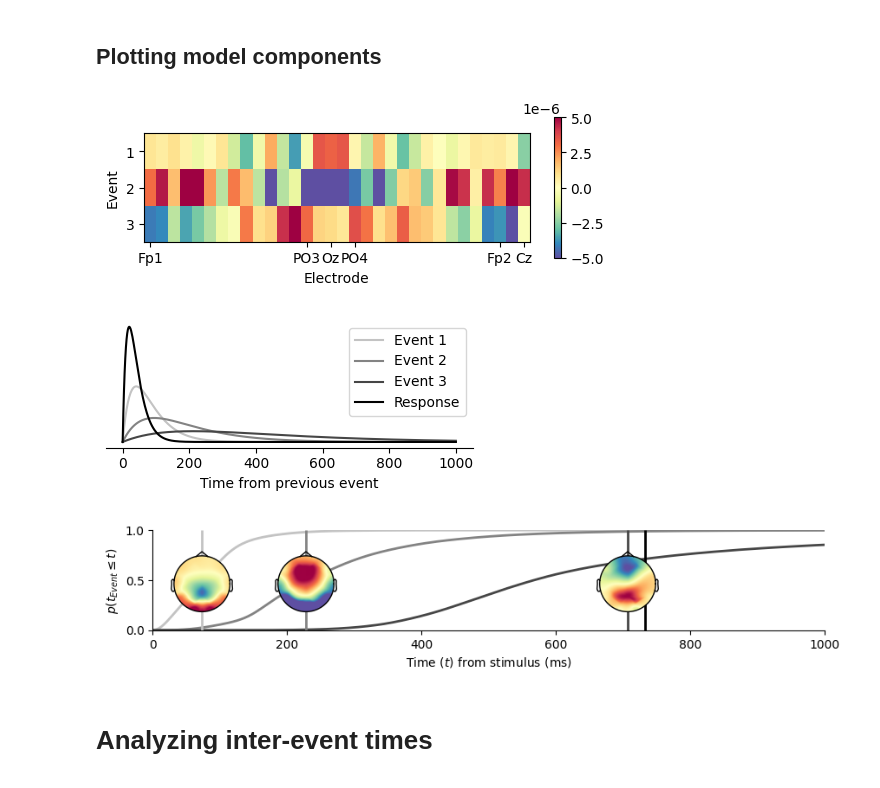
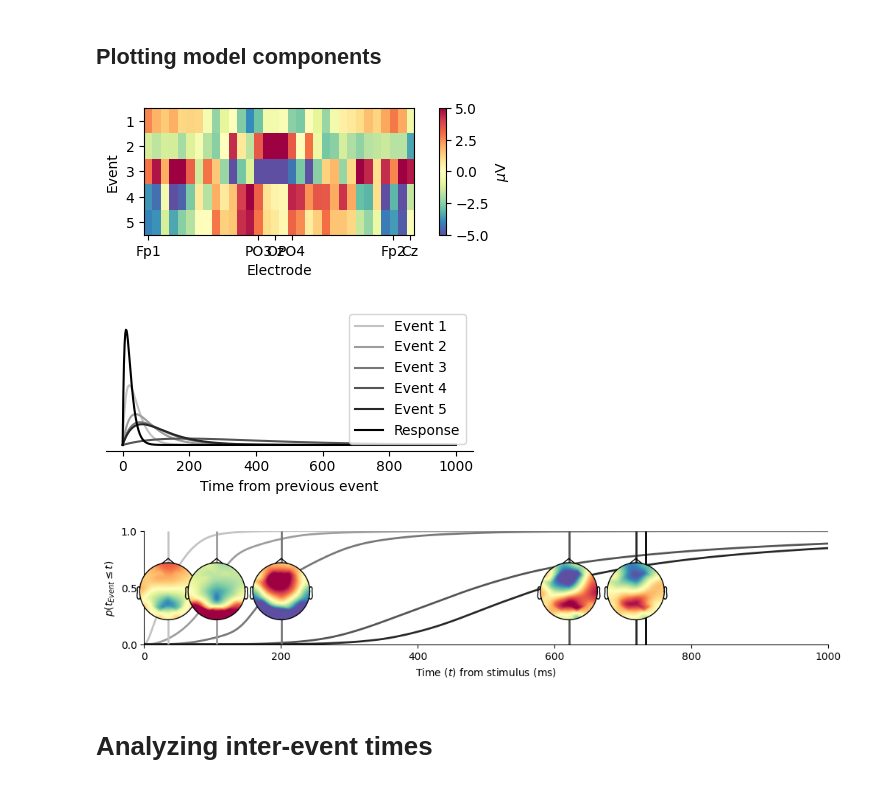
Before and after one commit to GWeindel/decision-times, a Jupyter notebook: 1-HMP_analyses.ipynb, the cells around one changed output. Drawn from its saved outputs; the diff is of its cells as text; code cells hidden in the pictures.

```diff
--- a/1-HMP_analyses.ipynb
+++ b/1-HMP_analyses.ipynb
@@ -1,5 +1,6 @@
 # %%
 import os
+import pickle
 import numpy as np
 import matplotlib.pyplot as plt
 import xarray as xr
@@ -22,11 +23,11 @@ info = read_info(subj_files[0], verbose=True)
 sfreq = info['sfreq'] #at what sampling rate we want the data, replace with 100Hz for speed/RAM
 tstep = (1000/sfreq) #Time step for plotting
 
-epoch_data = hmp.io.read_mne_data(subj_files, epoched=True, sfreq=sfreq,
+epoch_data = hmp.io.read_mne_data(subj_files, sfreq=sfreq, data_format='epochs',
                                      lower_limit_rt=.1,
                                      offset_after_resp=.01,#add 10ms, avoid edge effects
                                      reject_threshold=1e-4,
                                      verbose=True,
-                                     subj_idx=subj_names)
+                                     subj_name=subj_names)
 epoch_data
 # %% [output]
@@ -200,0 +184,10 @@ Estimating 3 events model
+# %%
+# Transforming data to PC space
+hmp_data = hmp.preprocessing.Standard(epoch_data, n_comp=15, apply_zscore='participant', copy=True)
+# Using a 25ms halfsine
+event_properties = hmp.patterns.HalfSine.create_expected(sfreq=epoch_data.sfreq, width=25)
+# Perfroming crosscorrealtion of PC space data and template
+trial_data = hmp.trialdata.TrialData.from_preprocessed(preprocessed=hmp_data, pattern=event_properties.template)
+# Use a cumulative fit to infer the number of events
+model = hmp.models.CumulativeMethod(event_properties)
+model.fit(trial_data)
@@ -201,38 +203,46 @@ Estimating 3 events model
 # %%
-# # load to avoid long-ish estimation
-# model = hmp.io.load_model('estimation_files/model.pkl')
+# Use fitted model parameters to transform the data in event probability space
+_, estimates = model.final_model.transform(trial_data)
 
-# Use fitted model parameters to transform the data in event probability space
-_, estimates = model.fitted_model.transform(trial_data)
-hmp.io.save_model(estimates, 'estimation_files/estimates.pkl')
+# Save
+with open("estimation_files/model.pkl", 'wb') as output:
+    pickle.dump(model, output)
+with open("estimation_files/estimates.pkl", 'wb') as output:
+    pickle.dump(estimates, output)
+# %%
+#Collecting previous estimation
+with open("estimation_files/estimates.pkl", 'rb') as input_file:
+    estimates = pickle.load(input_file)
+with open("estimation_files/model.pkl", 'rb') as input_file:
+    model = pickle.load(input_file)
 # %% [markdown]
 ## Plotting model components
 # %%
 fig, ax = plt.subplots(figsize=(5.5,2))
 weights = hmp.utils.event_channels(epoch_data, estimates, mean=True)
-plt.imshow(weights[:,0,:].T, cmap='Spectral_r', aspect=3, vmin=-5e-6, vmax=5e-6, interpolation="none",)
-plt.colorbar()
+plt.imshow(weights[:,0,:].T*1e6, cmap='Spectral_r', aspect=3, vmin=-5, vmax=5, interpolation="none",)
+plt.colorbar(label=r'$\mu$V')
 plt.ylabel('Event')
 plt.xlabel('Electrode')
 sel_elec = np.isin(weights.channel,['Fp1','Fp2','PO3','PO4','Cz', 'Oz'])
-plt.yticks(range(3), [1,2,3])
+plt.yticks(range(5), [1,2,3,4,5])
 plt.xticks(np.arange(len(weights.channel))[sel_elec], weights.channel.values[sel_elec])
 plt.tight_layout()
 plt.savefig("plots/elec_contribution.png", transparent=True, dpi=300)
 # %% [output]
-[figure, old version]
+[figure, new version]
 # %%
 fig, ax = plt.subplots(1,1, figsize=(4,2))
-stages = np.linspace(0.35,1, model.fitted_model.n_events+1)
+stages = np.linspace(0.35,1, model.final_model.n_events+1)
 
 stage_grey = {x: plt.cm.Greys(x) for x in stages}
 stages = np.linspace(0.25,1,len(estimates.event))
 
 x = np.linspace (0, sfreq, int(sfreq))
-for i,dist in enumerate(model.fitted_model.time_pars[0][:-1]):
+for i,dist in enumerate(model.final_model.time_pars[0][:-1]):
     dens = gamma.pdf(x, a=dist[0], scale=dist[1])
     ax.plot(x*tstep, dens, label=f'Event {i+1}', color=stage_grey[list(stage_grey.keys())[i]])
-dist = model.fitted_model.time_pars[0][-1]
+dist = model.final_model.time_pars[0][-1]
 dens = gamma.pdf(x, a=dist[0], scale=dist[1])
 ax.plot(x*tstep, dens, label=f'Response', color=stage_grey[list(stage_grey.keys())[i+1]])
 ax.set_xlabel('Time from previous event')
@@ -242,13 +252,13 @@ plt.legend()
 plt.tight_layout()
 plt.savefig("plots/interval_dist.png", transparent=True, dpi=300)
 # %% [output]
-[figure, old version]
+[figure, new version]
 # %%
 avg_times = hmp.utils.event_times(estimates, mean=True, add_rt=True, as_time=True)
-stages = np.linspace(0.35,1,len( model.fitted_model.time_pars[0]))
+stages = np.linspace(0.35,1,len( model.final_model.time_pars[0]))
 stage_col = [plt.cm.Greys(x) for x in stages]
 
-fig, ax = plt.subplots(1,figsize=(10,1.5), sharex=True)
+fig, ax = plt.subplots(1,figsize=(12,2), sharex=True)
 
 _ = hmp.visu.plot_topo_timecourse(epoch_data, estimates, info, as_time=True, ax=ax, event_lines=None,
                  vmin=-5e-6, vmax=5e-6, colorbar=False, max_time=1000, contours=False, magnify=1.25,
@@ -271,7 +281,7 @@ ax.set_xlabel(r'Time ($t$) from stimulus (ms)')
 # plt.tight_layout()
 fig.savefig('plots/HMP_solution.png', dpi=300, transparent=True, bbox_inches='tight')
 # %% [output]
-[figure, old version]
+[figure, new version]
 # %%
 # Compute max likely time for each trial and each event
 times =  hmp.utils.event_times(estimates, duration=True, add_rt=True, as_time=True).unstack().to_dataframe(name='duration')
```
Also changed, not shown: parts of 16 cells of this notebook, 4 other files.
